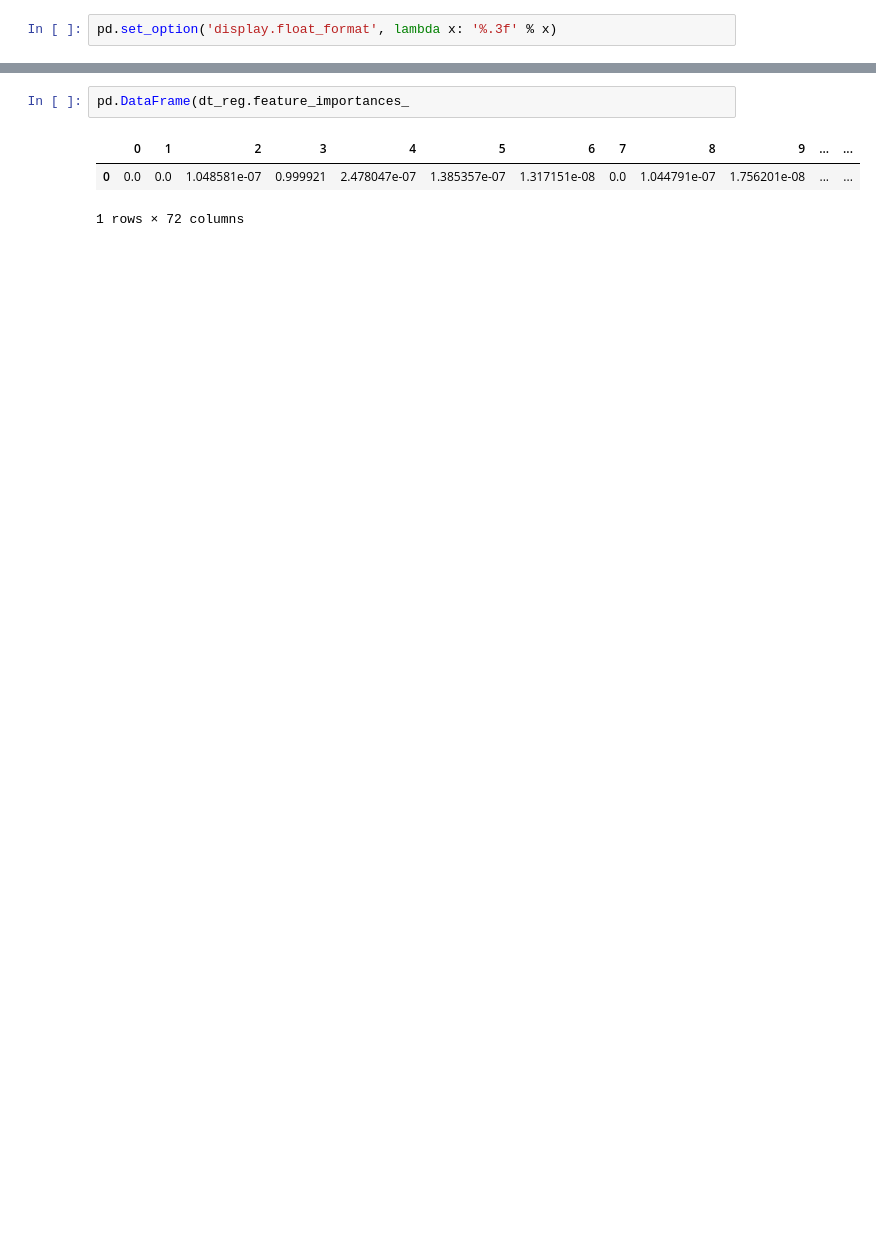
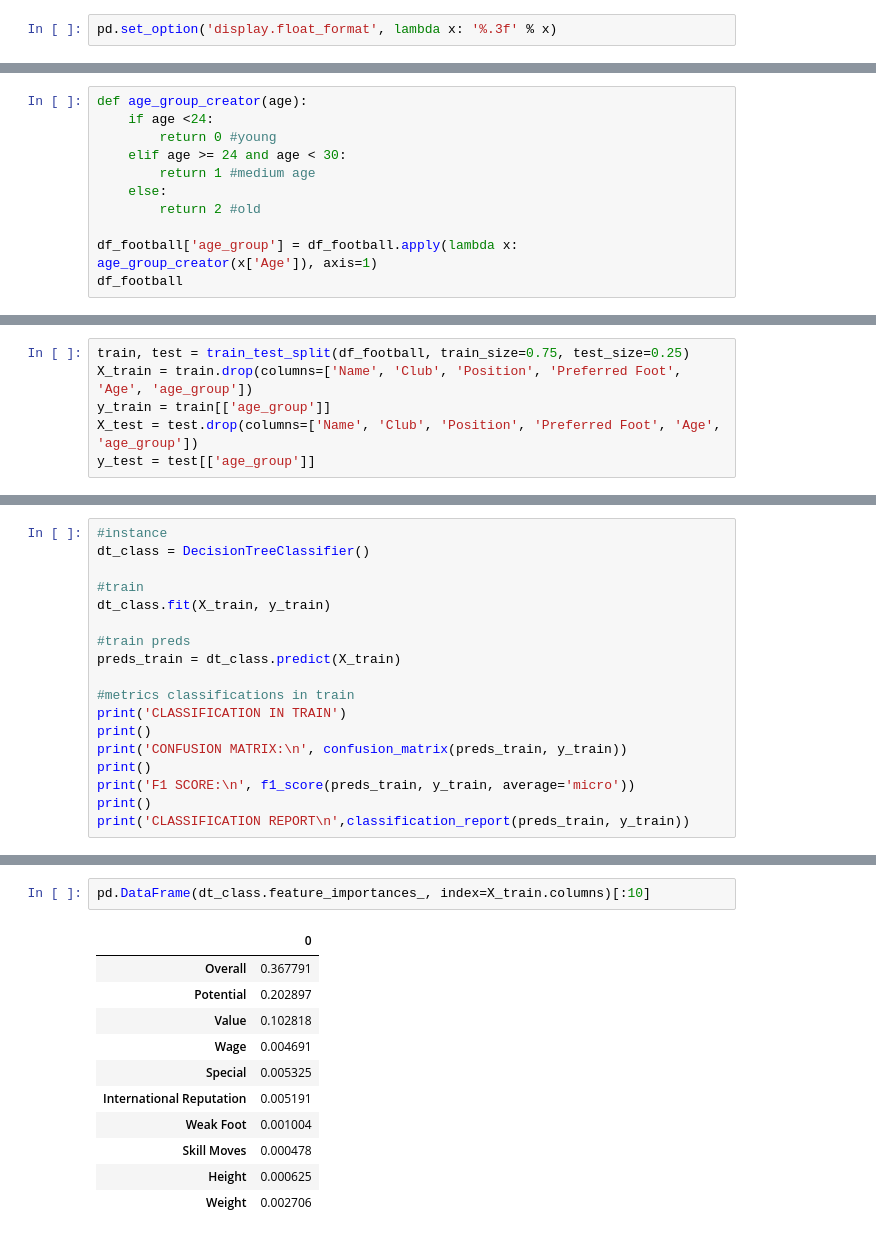
Before and after one commit to arubiales/trees-models, a Jupyter notebook: 2 - Model tree.ipynb, the cells around one changed output, grey strips where cells are left out. Drawn from its saved outputs; the diff is of its cells as text; blank space fills up the shorter version.

```diff
--- a/2 - Model tree.ipynb
+++ b/2 - Model tree.ipynb
@@ -142,0 +216,11 @@ feature_importance
+# %%
+def age_group_creator(age):
+    if age <24:
+        return 0 #young
+    elif age >= 24 and age < 30:
+        return 1 #medium age
+    else:
+        return 2 #old
+
+df_football['age_group'] = df_football.apply(lambda x: age_group_creator(x['Age']), axis=1)
+df_football
@@ -142,0 +251,6 @@ feature_importance
+# %%
+train, test = train_test_split(df_football, train_size=0.75, test_size=0.25)
+X_train = train.drop(columns=['Name', 'Club', 'Position', 'Preferred Foot', 'Age', 'age_group'])
+y_train = train[['age_group']]
+X_test = test.drop(columns=['Name', 'Club', 'Position', 'Preferred Foot', 'Age', 'age_group'])
+y_test = test[['age_group']]
@@ -142,0 +259,18 @@ feature_importance
+# %%
+#instance
+dt_class = DecisionTreeClassifier()
+
+#train
+dt_class.fit(X_train, y_train)
+
+#train preds
+preds_train = dt_class.predict(X_train)
+
+#metrics classifications in train
+print('CLASSIFICATION IN TRAIN')
+print()
+print('CONFUSION MATRIX:\n', confusion_matrix(preds_train, y_train))
+print()
+print('F1 SCORE:\n', f1_score(preds_train, y_train, average='micro'))
+print()
+print('CLASSIFICATION REPORT\n',classification_report(preds_train, y_train))
@@ -143,6 +331,14 @@ feature_importance
 # %%
-pd.DataFrame(dt_reg.feature_importances_
+pd.DataFrame(dt_class.feature_importances_, index=X_train.columns)[:10]
 # %% [output]
-|  | 0 | 1 | 2 | 3 | 4 | 5 | 6 | 7 | 8 | 9 | ... | ... |
-| 0 | 0.0 | 0.0 | 1.048581e-07 | 0.999921 | 2.478047e-07 | 1.385357e-07 | 1.317151e-08 | 0.0 | 1.044791e-07 | 1.756201e-08 | ... | ... |
+|  | 0 |
+| Overall | 0.367791 |
+| Potential | 0.202897 |
+| Value | 0.102818 |
+| Wage | 0.004691 |
+| Special | 0.005325 |
+| International Reputation | 0.005191 |
+| Weak Foot | 0.001004 |
+| Skill Moves | 0.000478 |
+| Height | 0.000625 |
+| Weight | 0.002706 |
-1 rows × 72 columns
```
Also changed, not shown: parts of 43 cells of this notebook, 5 other files.
